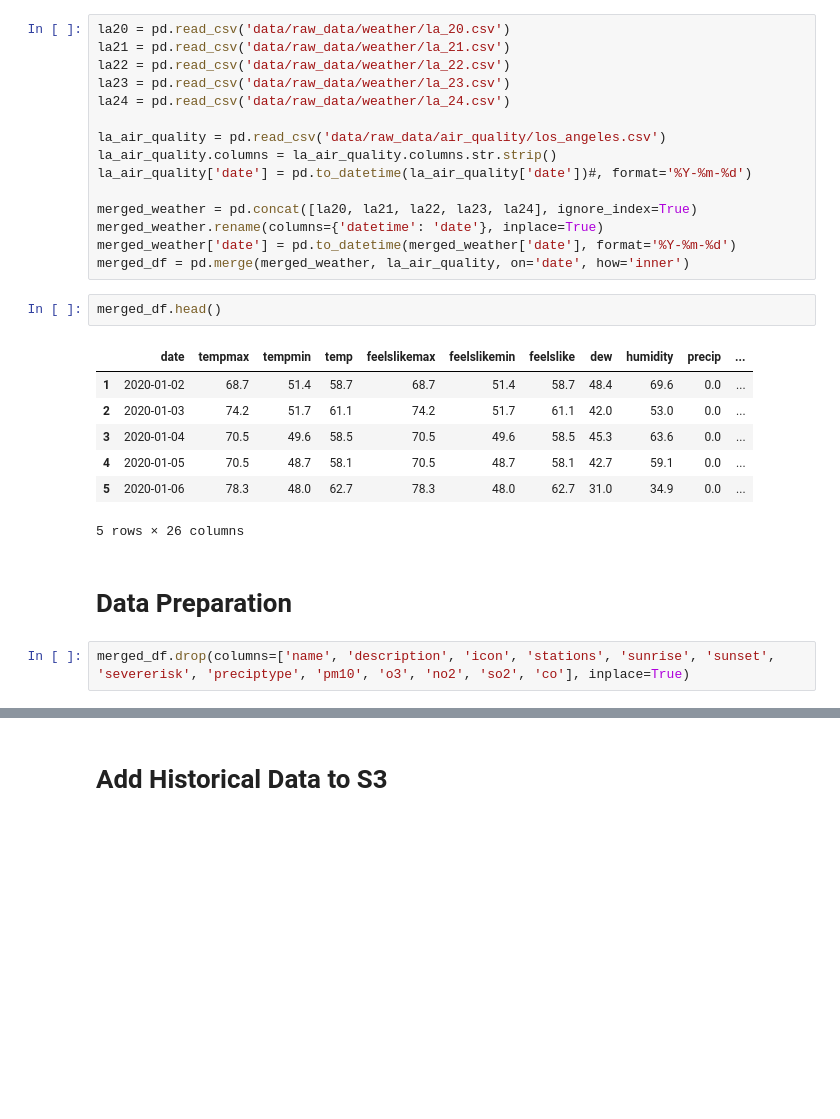
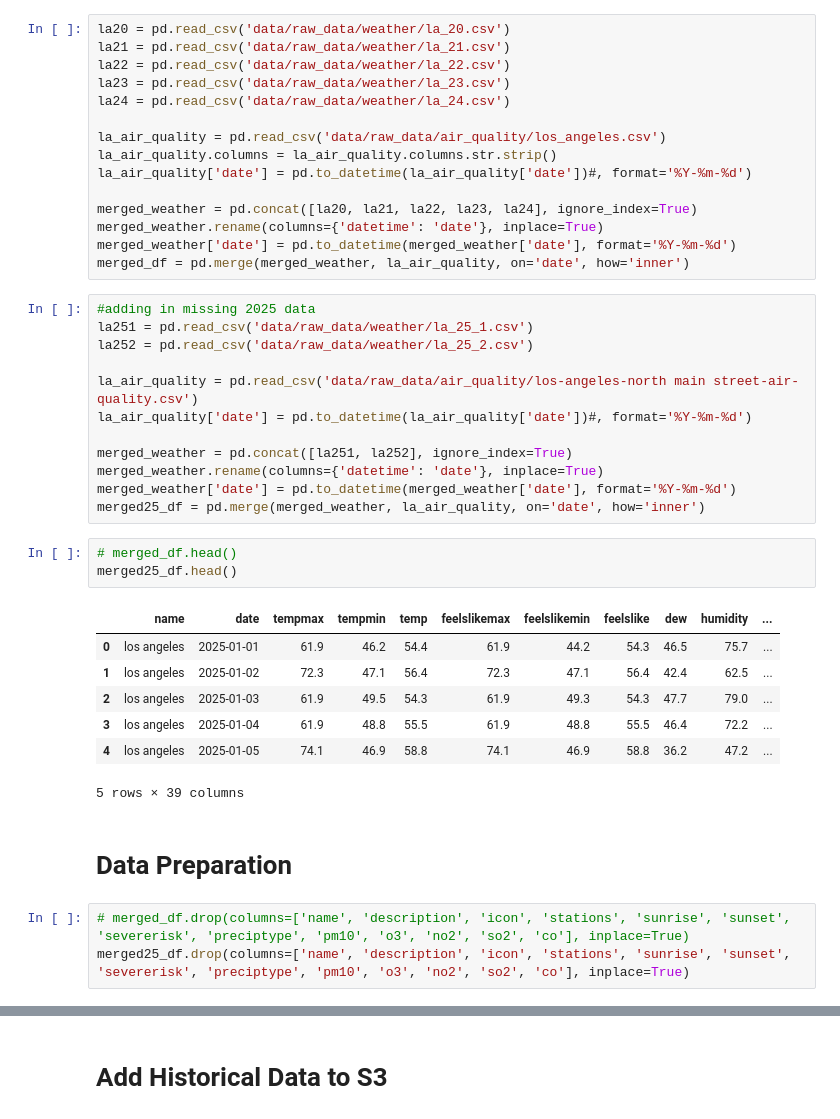
Before and after one commit to Sadaira/AQI-Prediction, a Jupyter notebook: notebooks/backfill_historical_features.ipynb, the cells around one changed output, grey strips where cells are left out. Saved outputs shown, nothing was run; the diff lists cells and outputs as text; blank space fills up the shorter version.

Commit message:
Added missing data

```diff
--- a/notebooks/backfill_historical_features.ipynb
+++ b/notebooks/backfill_historical_features.ipynb
@@ -46,18 +46,32 @@ merged_weather = pd.concat([la20, la21, la22, la23, la24], ignore_index=True)
 merged_weather.rename(columns={'datetime': 'date'}, inplace=True)
 merged_weather['date'] = pd.to_datetime(merged_weather['date'], format='%Y-%m-%d')
 merged_df = pd.merge(merged_weather, la_air_quality, on='date', how='inner')
-# %%
-merged_df.head()
-# %% [output]
-|  | date | tempmax | tempmin | temp | feelslikemax | feelslikemin | feelslike | dew | humidity | precip | ... |
-| 1 | 2020-01-02 | 68.7 | 51.4 | 58.7 | 68.7 | 51.4 | 58.7 | 48.4 | 69.6 | 0.0 | ... |
-| 2 | 2020-01-03 | 74.2 | 51.7 | 61.1 | 74.2 | 51.7 | 61.1 | 42.0 | 53.0 | 0.0 | ... |
-| 3 | 2020-01-04 | 70.5 | 49.6 | 58.5 | 70.5 | 49.6 | 58.5 | 45.3 | 63.6 | 0.0 | ... |
-| 4 | 2020-01-05 | 70.5 | 48.7 | 58.1 | 70.5 | 48.7 | 58.1 | 42.7 | 59.1 | 0.0 | ... |
-| 5 | 2020-01-06 | 78.3 | 48.0 | 62.7 | 78.3 | 48.0 | 62.7 | 31.0 | 34.9 | 0.0 | ... |
-5 rows × 26 columns
+# %%
+#adding in missing 2025 data
+la251 = pd.read_csv('data/raw_data/weather/la_25_1.csv')
+la252 = pd.read_csv('data/raw_data/weather/la_25_2.csv')
+
+la_air_quality = pd.read_csv('data/raw_data/air_quality/los-angeles-north main street-air-quality.csv')
+la_air_quality['date'] = pd.to_datetime(la_air_quality['date'])#, format='%Y-%m-%d')
+
+merged_weather = pd.concat([la251, la252], ignore_index=True)
+merged_weather.rename(columns={'datetime': 'date'}, inplace=True)
+merged_weather['date'] = pd.to_datetime(merged_weather['date'], format='%Y-%m-%d')
+merged25_df = pd.merge(merged_weather, la_air_quality, on='date', how='inner')
+# %%
+# merged_df.head()
+merged25_df.head()
+# %% [output]
+|  | name | date | tempmax | tempmin | temp | feelslikemax | feelslikemin | feelslike | dew | humidity | ... |
+| 0 | los angeles | 2025-01-01 | 61.9 | 46.2 | 54.4 | 61.9 | 44.2 | 54.3 | 46.5 | 75.7 | ... |
+| 1 | los angeles | 2025-01-02 | 72.3 | 47.1 | 56.4 | 72.3 | 47.1 | 56.4 | 42.4 | 62.5 | ... |
+| 2 | los angeles | 2025-01-03 | 61.9 | 49.5 | 54.3 | 61.9 | 49.3 | 54.3 | 47.7 | 79.0 | ... |
+| 3 | los angeles | 2025-01-04 | 61.9 | 48.8 | 55.5 | 61.9 | 48.8 | 55.5 | 46.4 | 72.2 | ... |
+| 4 | los angeles | 2025-01-05 | 74.1 | 46.9 | 58.8 | 74.1 | 46.9 | 58.8 | 36.2 | 47.2 | ... |
+5 rows × 39 columns
 # %% [markdown]
 # Data Preparation
 # %%
-merged_df.drop(columns=['name', 'description', 'icon', 'stations', 'sunrise', 'sunset', 'severerisk', 'preciptype', 'pm10', 'o3', 'no2', 'so2', 'co'], inplace=True)
+# merged_df.drop(columns=['name', 'description', 'icon', 'stations', 'sunrise', 'sunset', 'severerisk', 'preciptype', 'pm10', 'o3', 'no2', 'so2', 'co'], inplace=True)
+merged25_df.drop(columns=['name', 'description', 'icon', 'stations', 'sunrise', 'sunset', 'severerisk', 'preciptype', 'pm10', 'o3', 'no2', 'so2', 'co'], inplace=True)
 # %%
```
Also changed, not shown: parts of 14 cells of this notebook, 6 other files.
